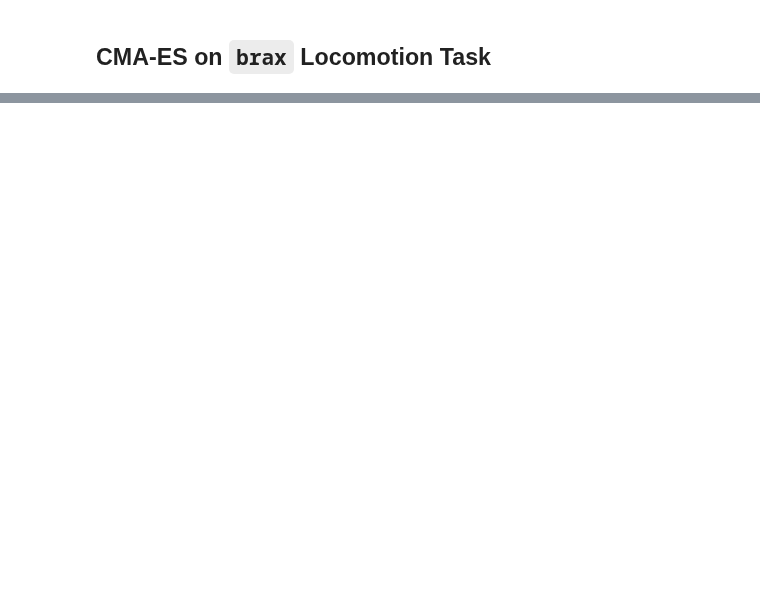
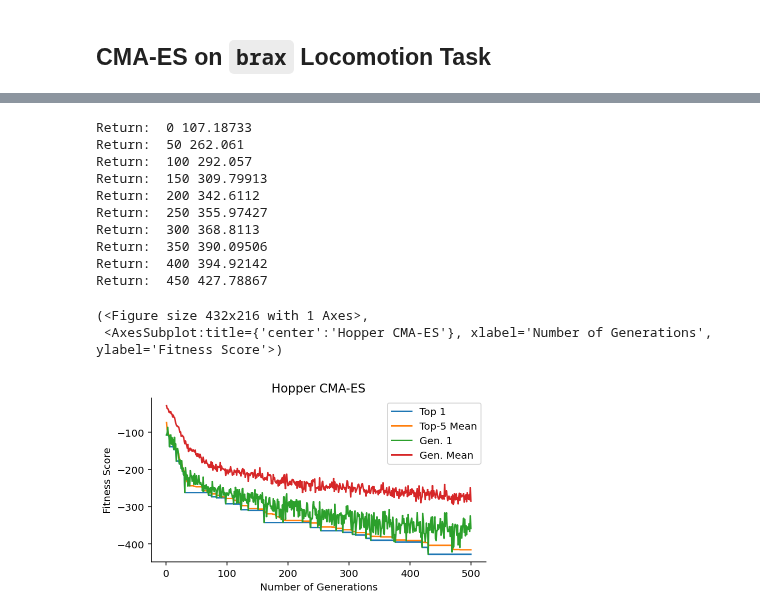
Before and after one commit to RobertTLange/evosax, a Jupyter notebook: examples/getting_started.ipynb, the cells around one changed output, grey strips where cells are left out. Cells and saved outputs as stored; diff of their text form; code cells hidden in the pictures; blank space fills up the shorter version.

Commit message:
Add Brax Hopper CMA-ES example

```diff
--- a/examples/getting_started.ipynb
+++ b/examples/getting_started.ipynb
@@ -21,0 +212,19 @@ candidates = strategy.ask(rng, state, es_params)
+# %%
+class TanhMLP(nn.Module):
+    """Simple ReLU MLP."""
+
+    num_hidden_units: int
+    num_hidden_layers: int
+    num_output_units: int
+
+    @nn.compact
+    def __call__(self, x):
+        for l in range(self.num_hidden_layers):
+            x = nn.Dense(features=self.num_hidden_units)(x)
+            x = nn.relu(x)
+        x = nn.Dense(features=self.num_output_units)(x)
+        return nn.tanh(x)
+
+network = TanhMLP(48, 1, 3)
+policy_params = network.init(rng, jnp.zeros(14))["params"]
+shaper = ParameterReshaper(policy_params)
@@ -21,0 +273,41 @@ candidates = strategy.ask(rng, state, es_params)
+# %%
+from evosax import CMA_ES
+
+strategy = CMA_ES(num_dims=shaper.total_params, popsize=100)
+es_params = strategy.default_params
+
+num_generations = 500
+print_every_k_gens = 50
+state = strategy.initialize(rng_init, es_params)
+es_logging = ESLog(shaper.total_params, num_generations, top_k=5)
+log = es_logging.initialize()
+
+
+for gen in range(num_generations):
+    rng, rng_init, rng_ask, rng_eval = jax.random.split(rng, 4)
+    x, state = strategy.ask(rng_ask, state, es_params)
+    reshaped_params = shaper.reshape(x)
+    batch_rng = jax.random.split(rng_eval, 20)
+    gen_returns = generation_rollout(batch_rng, reshaped_params, 500)
+    fitness = - gen_returns.mean(axis=1)
+    state = strategy.tell(x, fitness, state, es_params)
+    log = es_logging.update(log, x, fitness)
+
+    if gen % print_every_k_gens == 0:
+        print("Return: ", gen, -state["best_fitness"])
+
+es_logging.plot(log, "Hopper CMA-ES")
+# %% [output]
+Return:  0 107.18733
+Return:  50 262.061
+Return:  100 292.057
+Return:  150 309.79913
+Return:  200 342.6112
+Return:  250 355.97427
+Return:  300 368.8113
+Return:  350 390.09506
+Return:  400 394.92142
+Return:  450 427.78867
+(<Figure size 432x216 with 1 Axes>,
+ <AxesSubplot:title={'center':'Hopper CMA-ES'}, xlabel='Number of Generations', ylabel='Fitness Score'>)
+[figure, added]
```
Also changed, not shown: parts of 17 cells of this notebook, 1 other file.
